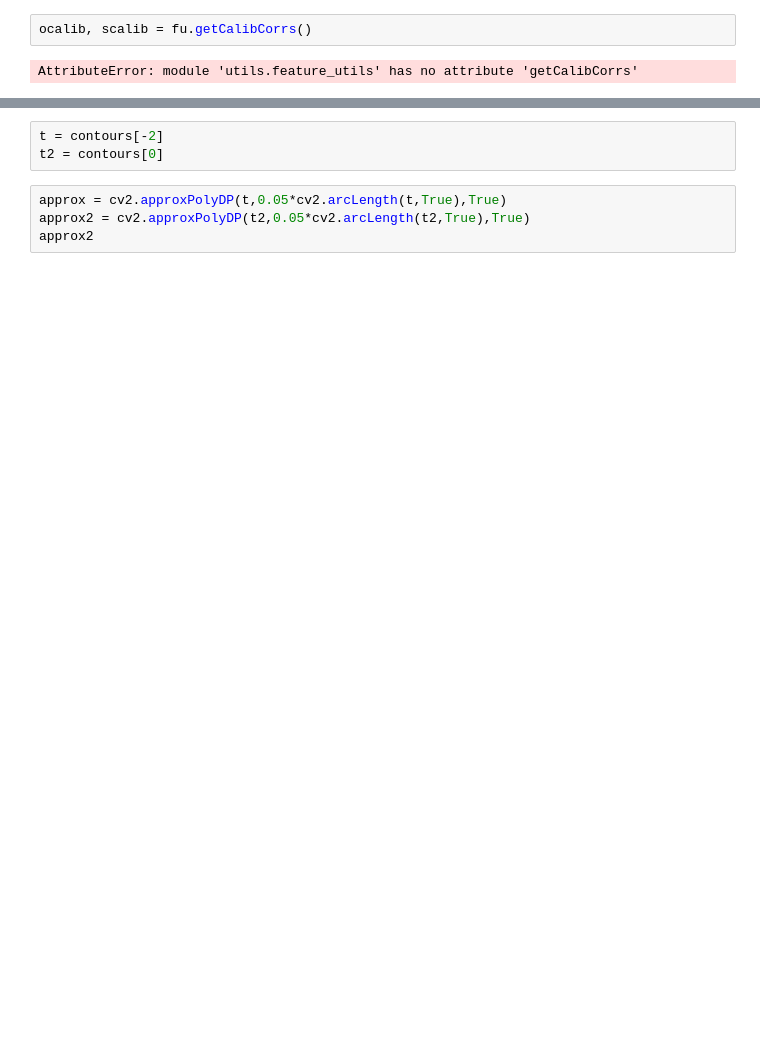
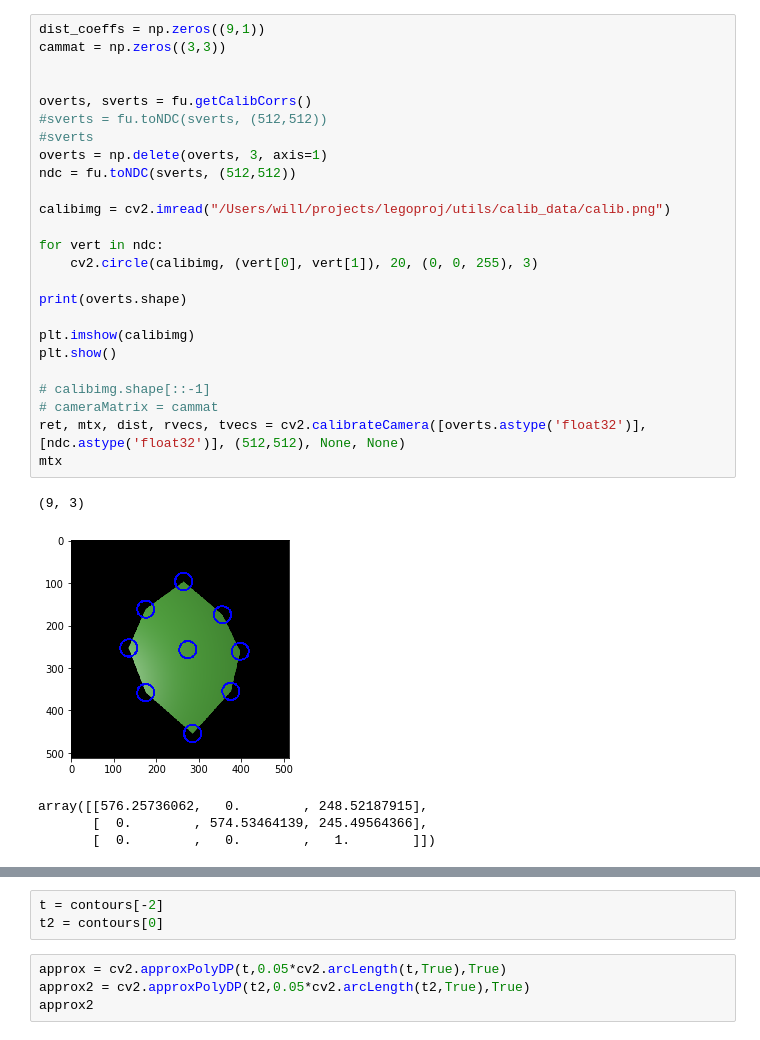
Before and after one commit to WHSnyder/Brickthrough, a Jupyter notebook: posenotebook.ipynb, the cells around one changed output, grey strips where cells are left out. Cells and saved outputs as stored; diff of their text form; blank space fills up the shorter version.

```diff
--- a/posenotebook.ipynb
+++ b/posenotebook.ipynb
@@ -47,10 +47,37 @@ if cv2.waitKey(0) & 0xff == 27:
 contours, hierarchy = cv2.findContours(edged, cv2.RETR_LIST, cv2.CHAIN_APPROX_SIMPLE)
 # %% [output]
 [figure]
-# %%
-ocalib, scalib = fu.getCalibCorrs()
-# %% [output]
-AttributeError: module 'utils.feature_utils' has no attribute 'getCalibCorrs'
+# %%
+dist_coeffs = np.zeros((9,1))
+cammat = np.zeros((3,3))
+
+
+overts, sverts = fu.getCalibCorrs()
+#sverts = fu.toNDC(sverts, (512,512))
+#sverts
+overts = np.delete(overts, 3, axis=1)
+ndc = fu.toNDC(sverts, (512,512))
+
+calibimg = cv2.imread("/Users/will/projects/legoproj/utils/calib_data/calib.png")
+
+for vert in ndc:
+    cv2.circle(calibimg, (vert[0], vert[1]), 20, (0, 0, 255), 3)
+
+print(overts.shape)
+
+plt.imshow(calibimg)
+plt.show()
+
+# calibimg.shape[::-1]
+# cameraMatrix = cammat
+ret, mtx, dist, rvecs, tvecs = cv2.calibrateCamera([overts.astype('float32')], [ndc.astype('float32')], (512,512), None, None)
+mtx
+# %% [output]
+(9, 3)
+[figure, added]
+array([[576.25736062,   0.        , 248.52187915],
+       [  0.        , 574.53464139, 245.49564366],
+       [  0.        ,   0.        ,   1.        ]])
 # %%
 img1 = cv2.cvtColor(edged,cv2.COLOR_GRAY2RGB)
 
```
Also changed, not shown: parts of 14 cells of this notebook, 1 other file.
